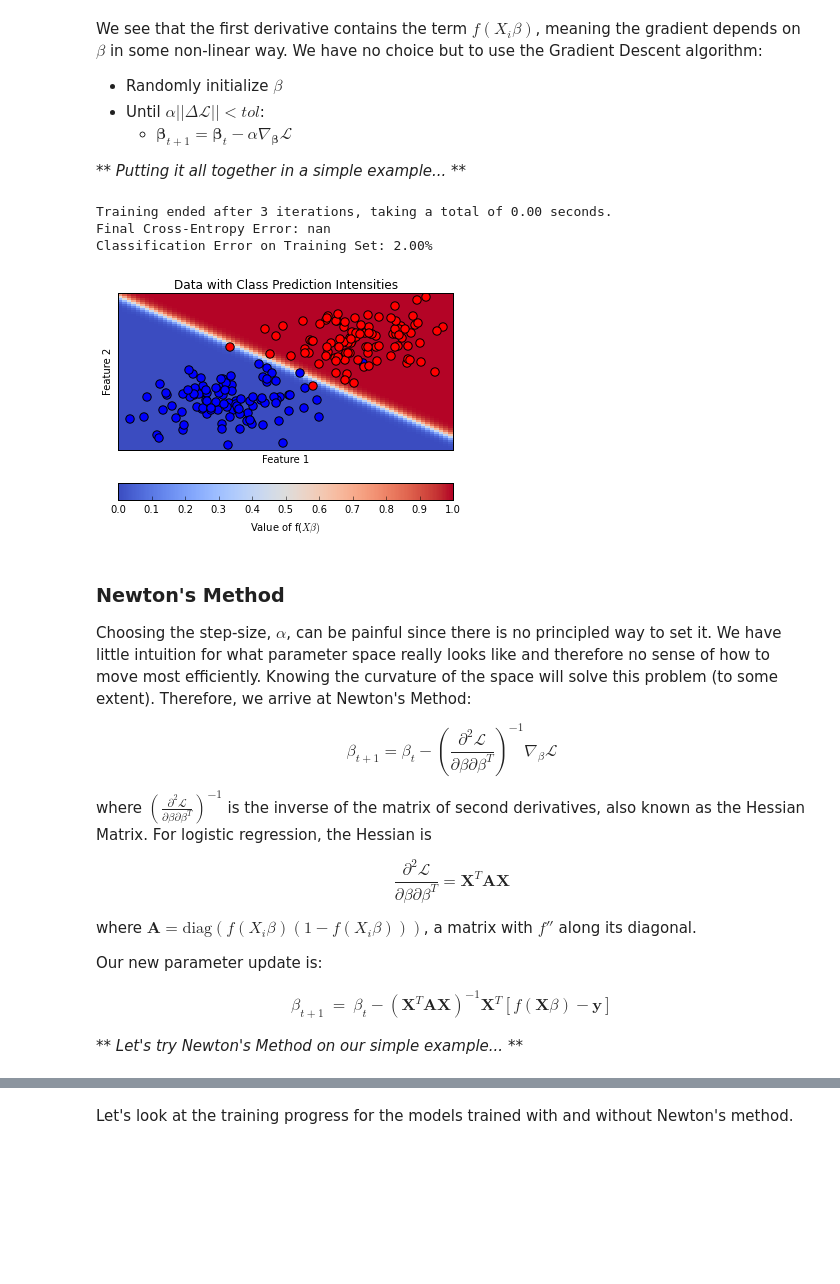
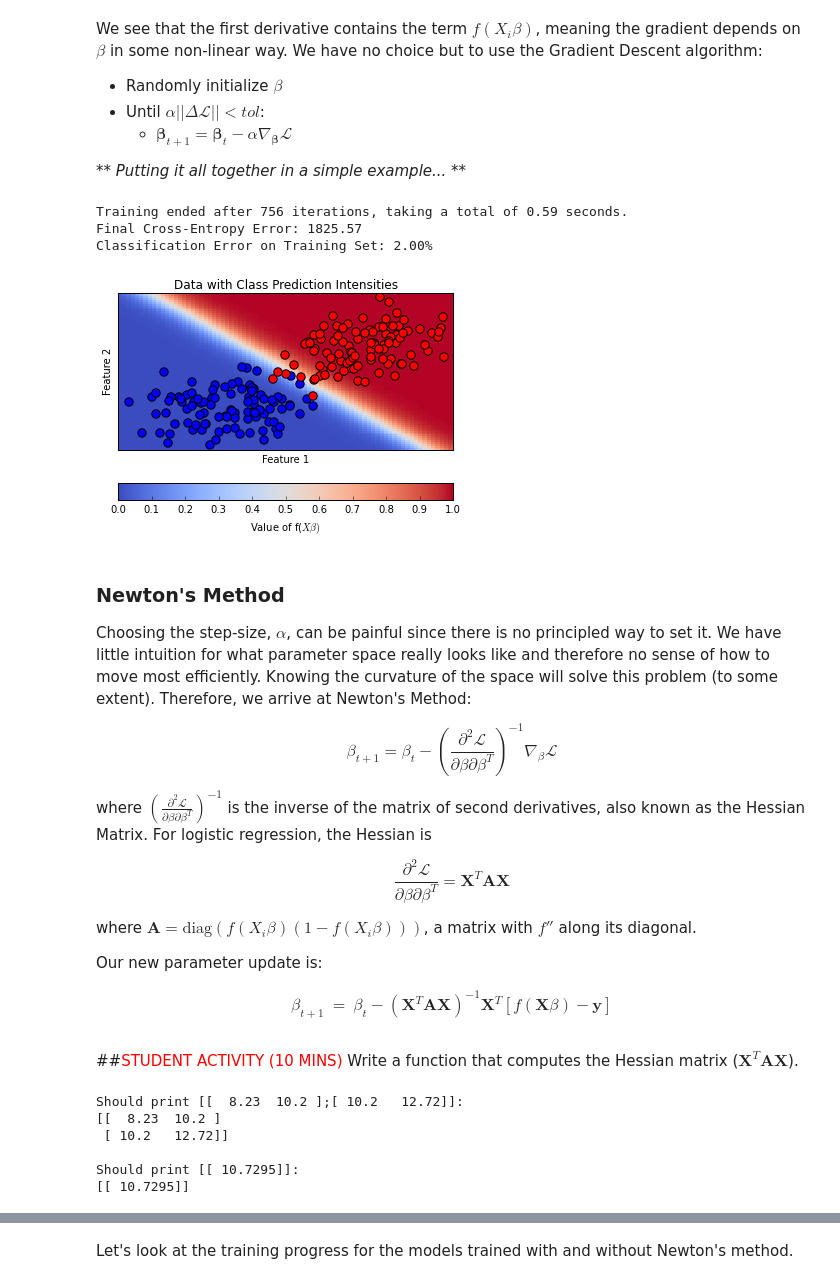
Before and after one commit to UCIDataScienceInitiative/PredictiveModeling_withPython, a Jupyter notebook: Session 3 - Classification.ipynb, the cells around one changed output, grey strips where cells are left out. Cells and saved outputs as stored; diff of their text form; code cells hidden in the pictures; blank space fills up the shorter version.

Commit message:
Added student activities.
Added logistic function, Hessian, and SciKit-Learn activities

```diff
--- a/Session 3 - Classification.ipynb
+++ b/Session 3 - Classification.ipynb
@@ -188,4 +136,0 @@ Classification Error on Training Set: 31.50%
-# %%
-# define the transformation function
-def logistic(z):
-    return np.power((1+np.exp(-z)),-1)
@@ -191,0 +202,30 @@ def logistic(z):
+# %%
+# define the transformation function
+def logistic(z):
+    # TO DO: return the output of the logistic
+    return 1/(1+np.exp(-z))
+
+# a few tests to make sure your function is working
+print "Should print 0.5:"
+print logistic(0)
+print
+print "Should print 0.81757...:"
+print logistic(1.5)
+print
+# needs to handle arrays too
+print "Should print [ 0.450166    0.5124974   0.98201379]:"
+print logistic(np.array([-.2,.05,4]))
+print
+
+# graph the function
+z = np.linspace(-6,6,50)
+logistic_out = logistic(z)
+plt.figure()
+
+# TO DO: write the line of code to plot the function
+plt.plot(z, logistic_out, 'b-')
+
+plt.title("Logistic Function")
+plt.xlabel('Input')
+plt.ylabel('Output')
+plt.show()
@@ -224,40 +274,42 @@ _** Putting it all together in a simple example... **_
 beta = np.random.multivariate_normal([0,0], [[.1,0],[0,.1]], 1).T
 # Initialize the step-size
 alpha = 0.01
+# Initialize the gradients
+grad = np.infty
 # Set the tolerance
 tol = 1e-6
 # Initialize error
 old_error = 0
 error = [np.infty]
 
 # Run Gradient Descent
 start_time = time.time()
 iter_idx = 1
-# loop until error doesn't change (instead of gradient norm)
-while (abs(old_error-error[-1]) > tol) and (iter_idx < 5000):
+# loop until gradient updates become small
+while (alpha*np.linalg.norm(grad) > tol) and (iter_idx < 5000):
     f = logistic(np.dot(features,beta))
     old_error = error[-1]
     # track the error
     error.append(cross_entropy(class_labels, f))
     grad = compute_Gradient(features, class_labels, f)
     # update parameters
     beta = beta - alpha*grad
     iter_idx += 1
 end_time = time.time()
 print "Training ended after %i iterations, taking a total of %.2f seconds." %(iter_idx, end_time-start_time)
 print "Final Cross-Entropy Error: %.2f" %(error[-1])
 
 # compute error on training data
 predictions = logistic(np.dot(features, beta))
 print "Classification Error on Training Set: %.2f%%" %(calc_classification_error(predictions, class_labels) * 100)
 
 # generate the plot
 plot_classification_data(class1_features, class2_features, beta, logistic_flag=True)
 # %% [output]
-Training ended after 3 iterations, taking a total of 0.00 seconds.
-Final Cross-Entropy Error: nan
+Training ended after 756 iterations, taking a total of 0.59 seconds.
+Final Cross-Entropy Error: 1825.57
 Classification Error on Training Set: 2.00%
-[figure, old version]
+[figure, new version]
 # %% [markdown]
 ### Newton's Method
 
@@ -280,5 +332,33 @@ Our new parameter update is:
 \begin{eqnarray*}
 \beta_{t+1} &=& \beta_{t} - (\mathbf{X}^{T}\mathbf{A}\mathbf{X})^{-1}\mathbf{X}^{T}[f(\mathbf{X}\beta) - \mathbf{y}]
 \end{eqnarray*}
-
-_** Let's try Newton's Method on our simple example... **_
+# %% [markdown]
+##<span style="color:red">STUDENT ACTIVITY (10 MINS)</span>
+Write a function that computes the Hessian matrix ($\mathbf{X}^{T}\mathbf{A}\mathbf{X}$).
+# %%
+def compute_Hessian(features, f):
+    # X = feature matrix, size NxD),
+    # f = predictions (logistic outputs), size Nx1
+    # TO DO: return the Hessian matrix, size DxD
+    n = features.shape[0]
+    A = np.multiply(f,np.ones(n)[np.newaxis].T-f)
+    A = np.diag(A.T[0])
+    return np.dot(np.dot(features.T, A), features)
+
+# a few tests to make sure your function is working
+X = np.array([[1,2],[3,4],[5,6]])
+f = np.array([.1,.3,.5])[np.newaxis].T
+print "Should print [[  8.23  10.2 ];[ 10.2   12.72]]:"
+print compute_Hessian(X,f)
+print
+X = np.array([[1],[4],[6]])
+f = np.array([.01,.13,.55])[np.newaxis].T
+print "Should print [[ 10.7295]]:"
+print compute_Hessian(X,f)
+# %% [output]
+Should print [[  8.23  10.2 ];[ 10.2   12.72]]:
+[[  8.23  10.2 ]
+ [ 10.2   12.72]]
+
+Should print [[ 10.7295]]:
+[[ 10.7295]]
```
Also changed, not shown: parts of 17 cells of this notebook.
